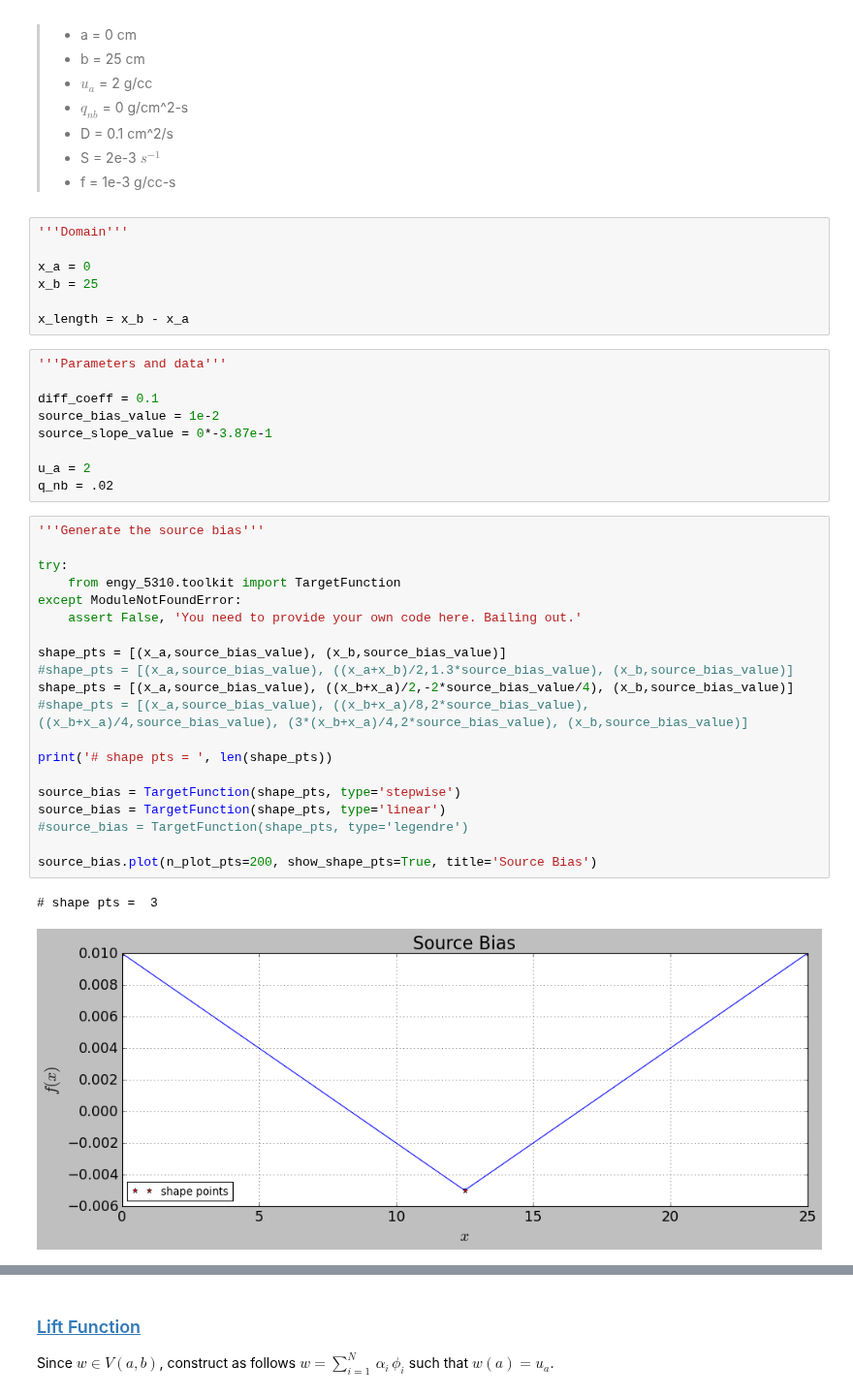
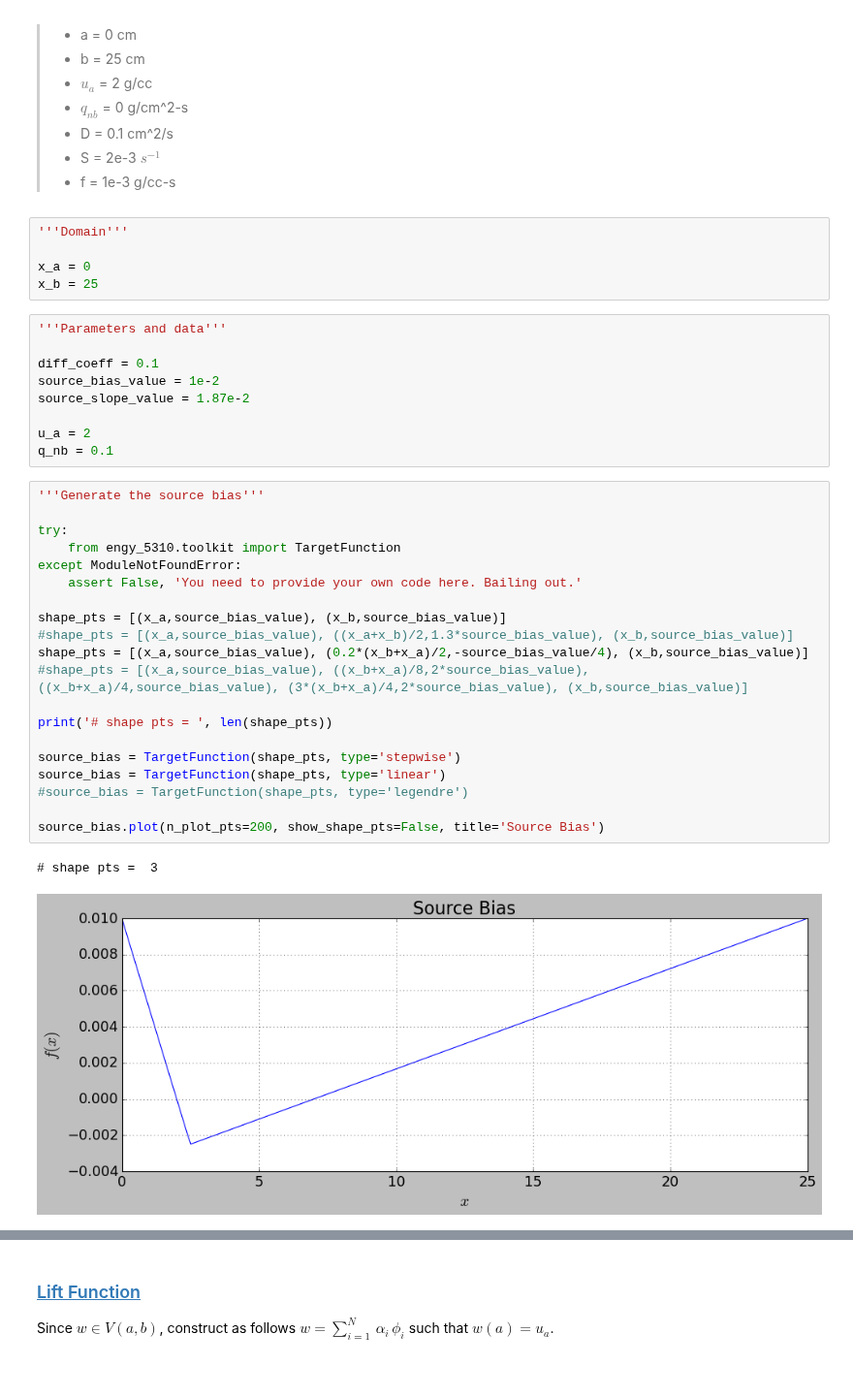
Before and after one commit to dpploy/engy-5330, a Jupyter notebook: notebooks/05c-rayleigh-ritz-fem-lagrange-neumann.ipynb, the cells around one changed output, grey strips where cells are left out. Shown at 97% size. Saved outputs shown, nothing was run; the diff lists cells and outputs as text.

```diff
--- a/notebooks/05c-rayleigh-ritz-fem-lagrange-neumann.ipynb
+++ b/notebooks/05c-rayleigh-ritz-fem-lagrange-neumann.ipynb
@@ -103,40 +103,38 @@ Solve problem with parameter values:
 
 x_a = 0
 x_b = 25
-
-x_length = x_b - x_a
 # %%
 '''Parameters and data'''
 
 diff_coeff = 0.1
 source_bias_value = 1e-2
-source_slope_value = 0*-3.87e-1
+source_slope_value = 1.87e-2
 
 u_a = 2
-q_nb = .02
+q_nb = 0.1
 # %%
 '''Generate the source bias'''
 
 try:
     from engy_5310.toolkit import TargetFunction
 except ModuleNotFoundError:
     assert False, 'You need to provide your own code here. Bailing out.'
 
 shape_pts = [(x_a,source_bias_value), (x_b,source_bias_value)]
 #shape_pts = [(x_a,source_bias_value), ((x_a+x_b)/2,1.3*source_bias_value), (x_b,source_bias_value)]
-shape_pts = [(x_a,source_bias_value), ((x_b+x_a)/2,-2*source_bias_value/4), (x_b,source_bias_value)]
+shape_pts = [(x_a,source_bias_value), (0.2*(x_b+x_a)/2,-source_bias_value/4), (x_b,source_bias_value)]
 #shape_pts = [(x_a,source_bias_value), ((x_b+x_a)/8,2*source_bias_value), ((x_b+x_a)/4,source_bias_value), (3*(x_b+x_a)/4,2*source_bias_value), (x_b,source_bias_value)]
 
 print('# shape pts = ', len(shape_pts))
 
 source_bias = TargetFunction(shape_pts, type='stepwise')
 source_bias = TargetFunction(shape_pts, type='linear')
 #source_bias = TargetFunction(shape_pts, type='legendre')
 
-source_bias.plot(n_plot_pts=200, show_shape_pts=True, title='Source Bias')
+source_bias.plot(n_plot_pts=200, show_shape_pts=False, title='Source Bias')
 # %% [output]
 # shape pts =  3
-[figure, old version]
+[figure, new version]
 # %%
 '''Generate the source slope'''
 
```
Also changed, not shown: parts of 7 cells of this notebook, 1 other file.
